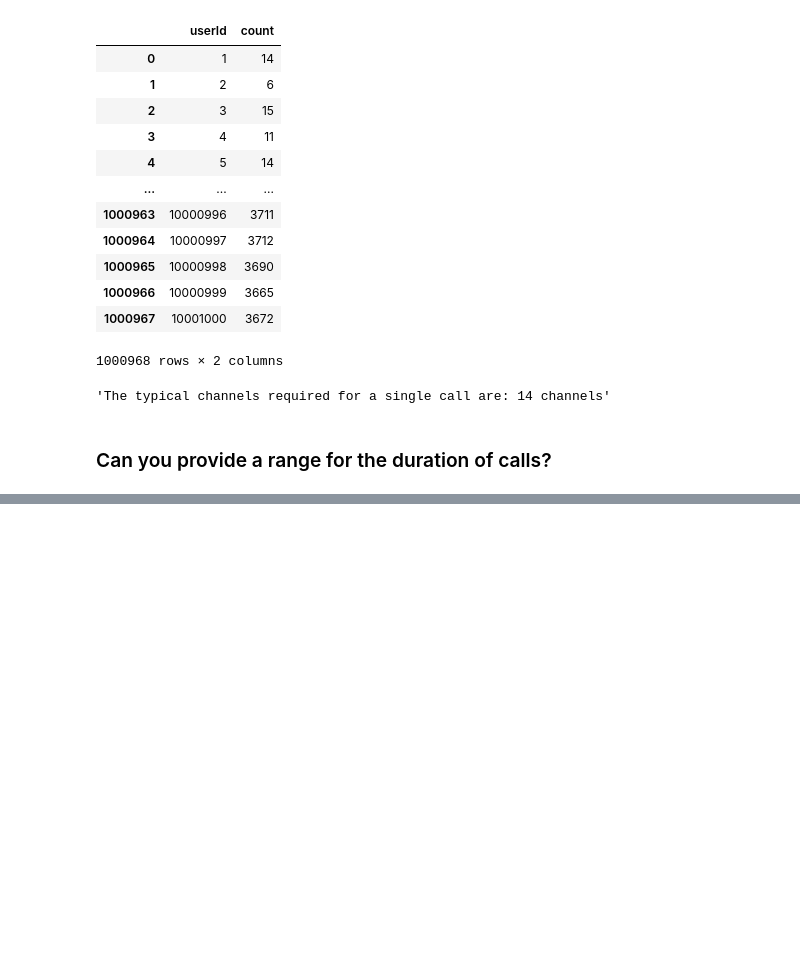
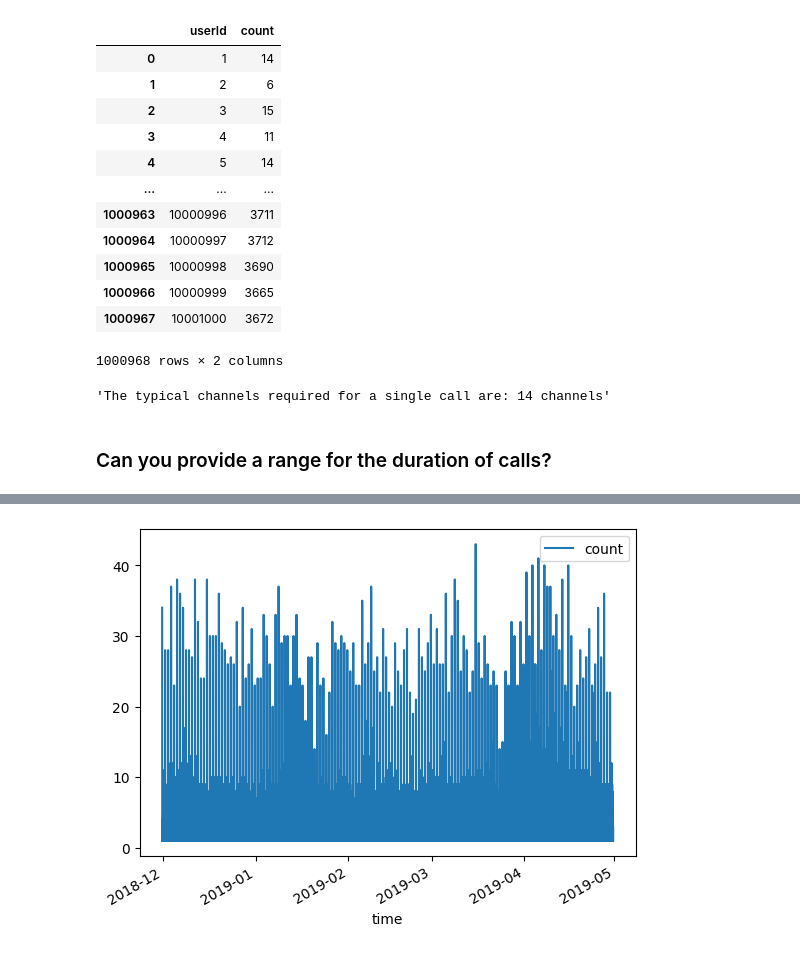
Before and after one commit to adrioui/data-exploration, a Jupyter notebook: Data Exploration.ipynb, the cells around one changed output, grey strips where cells are left out. Cells and saved outputs as stored; diff of their text form; code cells hidden in the pictures; blank space fills up the shorter version.

```diff
--- a/Data Exploration.ipynb
+++ b/Data Exploration.ipynb
@@ -201,0 +191,5 @@ channel_grp_is_solved.loc[filt]
+# %%
+time_grp_is_solved.loc[channel_grp_is_solved["is_solved"] == 0].plot(x="time", y="count")
+plt.show()
+# %% [output]
+[figure, added]
```
Also changed, not shown: parts of 12 cells of this notebook.
